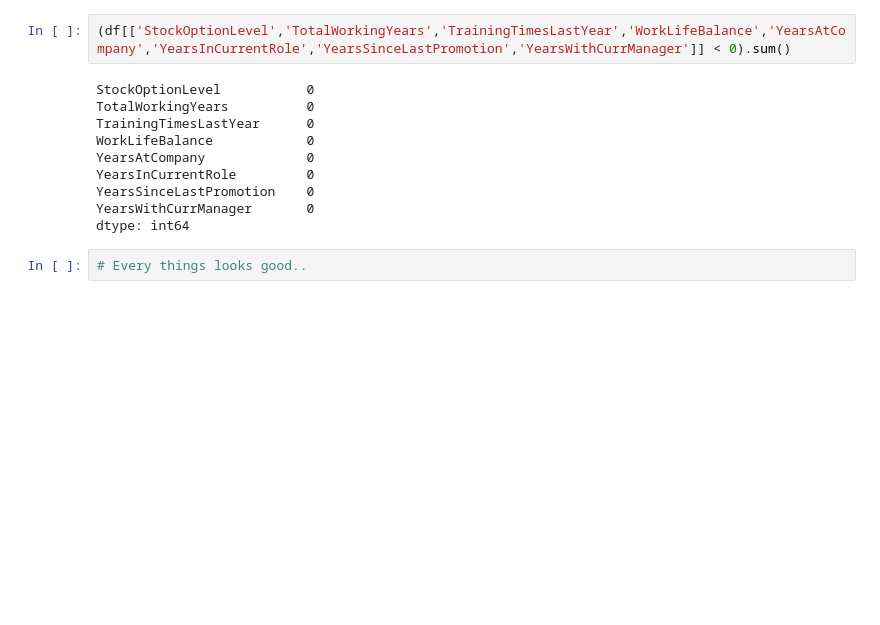
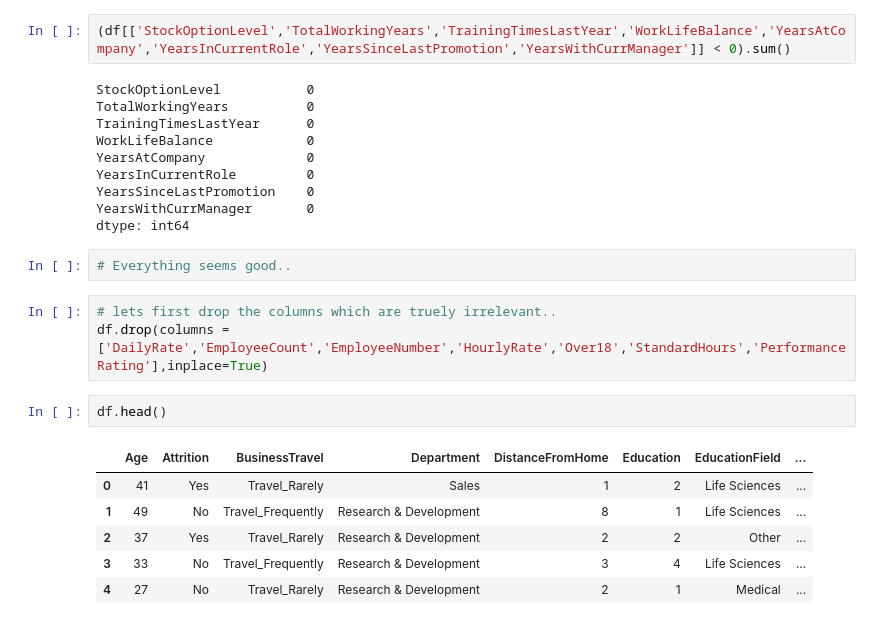
Before and after one commit to karthik4-4/Employee-attrition-prediction, a Jupyter notebook: Employee_attrition_prediction.ipynb, the cells around one changed output. Saved outputs shown, nothing was run; the diff lists cells and outputs as text; blank space fills up the shorter version.

```diff
--- a/Employee_attrition_prediction.ipynb
+++ b/Employee_attrition_prediction.ipynb
@@ -178,5 +179,17 @@ YearsInCurrentRole         0
 YearsSinceLastPromotion    0
 YearsWithCurrManager       0
 dtype: int64
-# %%
-# Every things looks good..
+# %%
+# Everything seems good..
+# %%
+# lets first drop the columns which are truely irrelevant..
+df.drop(columns = ['DailyRate','EmployeeCount','EmployeeNumber','HourlyRate','Over18','StandardHours','PerformanceRating'],inplace=True)
+# %%
+df.head()
+# %% [output]
+|  | Age | Attrition | BusinessTravel | Department | DistanceFromHome | Education | EducationField | ... |
+| 0 | 41 | Yes | Travel_Rarely | Sales | 1 | 2 | Life Sciences | ... |
+| 1 | 49 | No | Travel_Frequently | Research & Development | 8 | 1 | Life Sciences | ... |
+| 2 | 37 | Yes | Travel_Rarely | Research & Development | 2 | 2 | Other | ... |
+| 3 | 33 | No | Travel_Frequently | Research & Development | 3 | 4 | Life Sciences | ... |
+| 4 | 27 | No | Travel_Rarely | Research & Development | 2 | 1 | Medical | ... |
```
Also changed, not shown: parts of 9 cells of this notebook.
